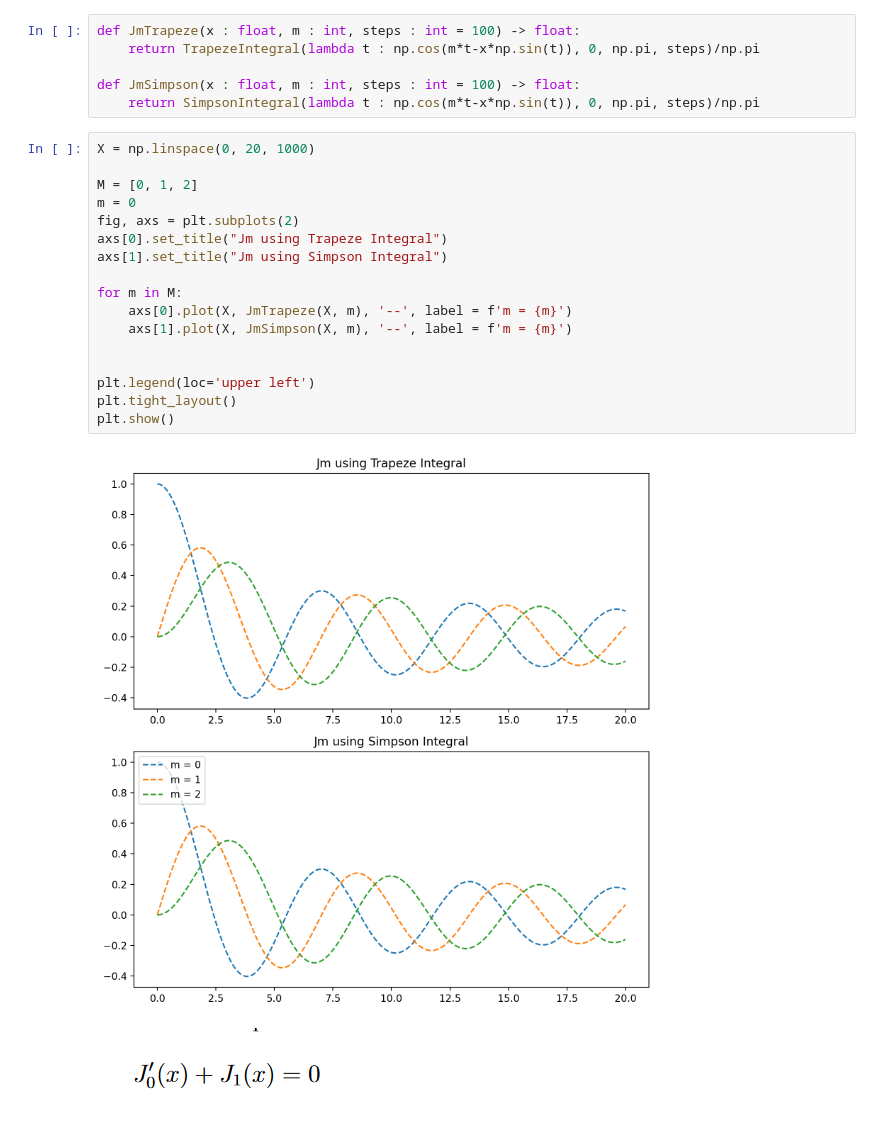
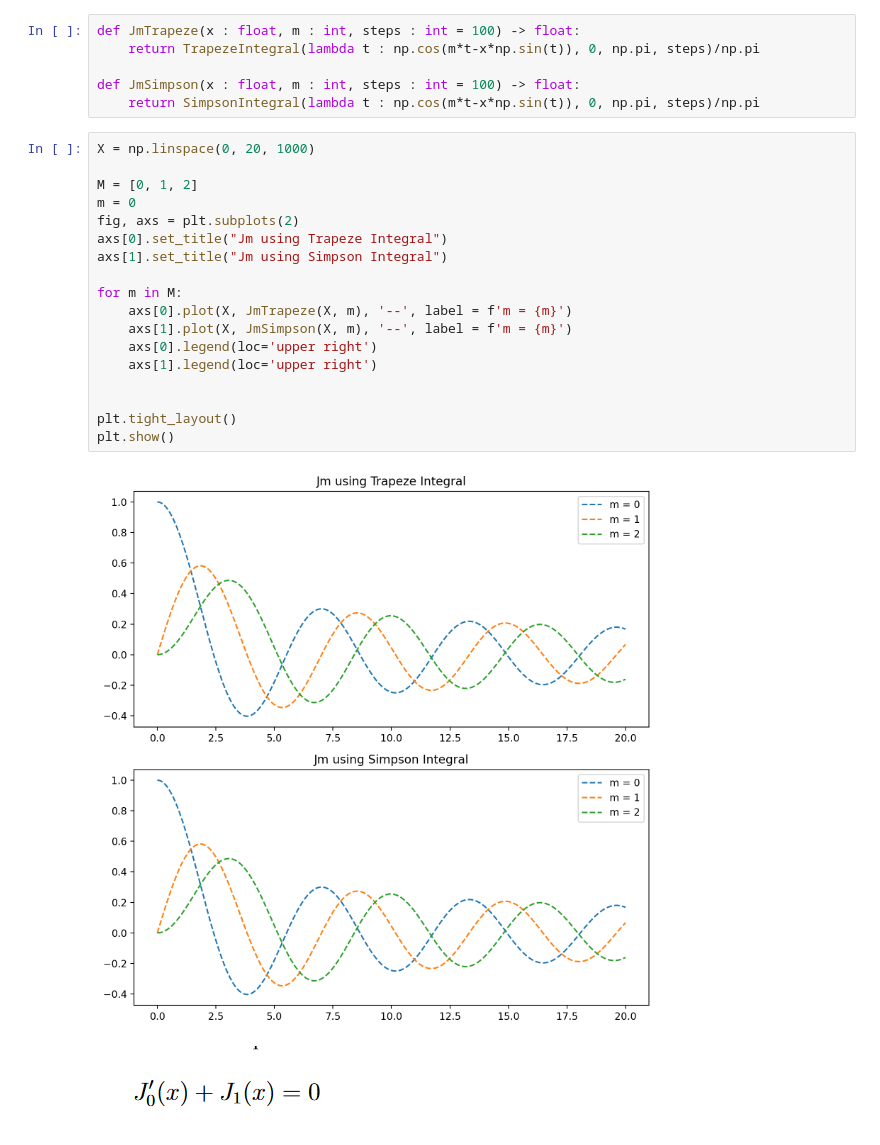
Before and after one commit to TheEagle72/OVF, a Jupyter notebook: Task4.ipynb, the cells around one changed output. Saved outputs shown, nothing was run; the diff lists cells and outputs as text.

```diff
--- a/Task4.ipynb
+++ b/Task4.ipynb
@@ -22,22 +22,23 @@ def JmSimpson(x : float, m : int, steps : int = 100) -> float:
 # %%
 X = np.linspace(0, 20, 1000)
 
 M = [0, 1, 2]
 m = 0
 fig, axs = plt.subplots(2)
 axs[0].set_title("Jm using Trapeze Integral")
 axs[1].set_title("Jm using Simpson Integral")
 
 for m in M:
     axs[0].plot(X, JmTrapeze(X, m), '--', label = f'm = {m}')
     axs[1].plot(X, JmSimpson(X, m), '--', label = f'm = {m}')
+    axs[0].legend(loc='upper right')
+    axs[1].legend(loc='upper right')
 
 
-plt.legend(loc='upper left')
 plt.tight_layout()
 plt.show()
 # %% [output]
-[figure, old version]
+[figure, new version]
 # %% [markdown]
 ![%D0%B8%D0%B7%D0%BE%D0%B1%D1%80%D0%B0%D0%B6%D0%B5%D0%BD%D0%B8%D0%B5.png](attachment:%D0%B8%D0%B7%D0%BE%D0%B1%D1%80%D0%B0%D0%B6%D0%B5%D0%BD%D0%B8%D0%B5.png)
 # %%
```
Also changed, not shown: parts of 1 cell of this notebook, 4 other files.
